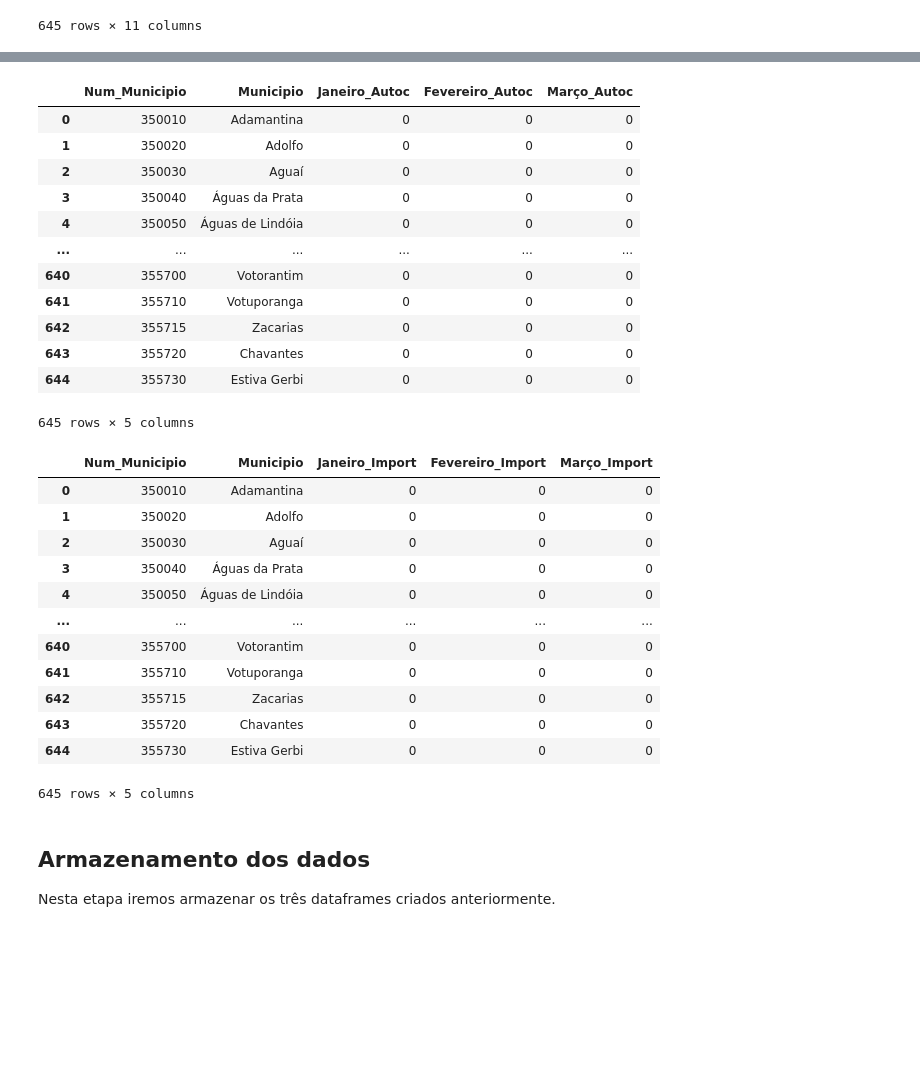
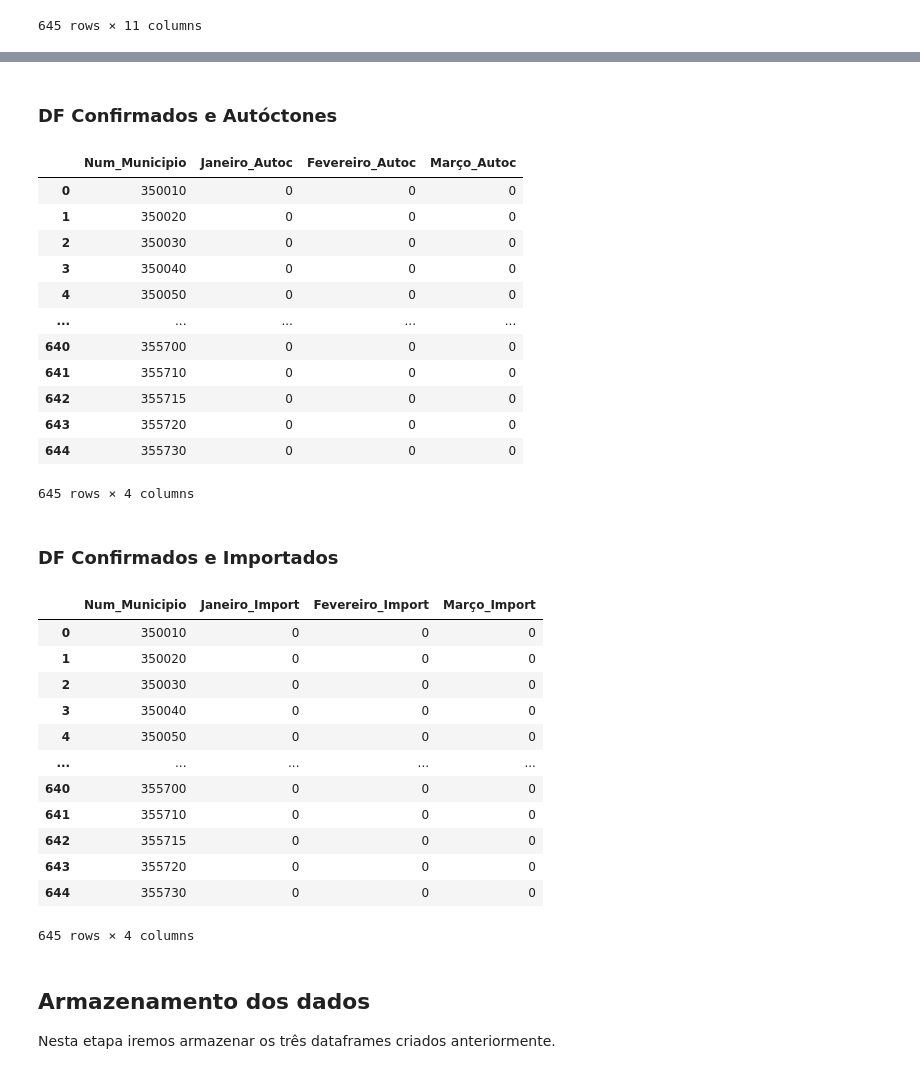
Before and after one commit to liliansom/Chikungunya, a Jupyter notebook: Tratamento_Mensal_2023.ipynb, the cells around one changed output, grey strips where cells are left out. Cells and saved outputs as stored; diff of their text form; code cells hidden in the pictures; blank space fills up the shorter version.

```diff
--- a/Tratamento_Mensal_2023.ipynb
+++ b/Tratamento_Mensal_2023.ipynb
@@ -248,6 +248,6 @@ df.reset_index(inplace=True)
 # Para futuras atualizações
 #['Janeiro_Not', 'Janeiro_Autoc', 'Janeiro_Import',  'Fevereiro_Not', 'Fevereiro_Autoc', 'Fevereiro_Import',  'Março_Not', 'Março_Autoc', 'Março_Import',  'Abril_Not', 'Abril_Autoc', 'Abril_Import',  'Maio_Not', 'Maio_Autoc', 'Maio_Import',  'Junho_Not', 'Junho_Autoc', 'Junho_Import',  'Julho_Not', 'Julho_Autoc', 'Julho_Import',  'Agosto_Not', 'Agosto_Autoc', 'Agosto_Import',  'Setembro_Not', 'Setembro_Autoc', 'Setembro_Import',  'Outubro_Not', 'Outubro_Autoc', 'Outubro_Import',  'Novembro_Not', 'Novembro_Autoc', 'Novembro_Import',  'Dezembro_Not', 'Dezembro_Autoc', 'Dezembro_Import']
 # %%
-df = df.reindex(columns=['Num_Municipio', 'Municipio', 'Janeiro_Not', 'Janeiro_Autoc', 'Janeiro_Import', 'Fevereiro_Not', 'Fevereiro_Autoc', 'Fevereiro_Import', 'Março_Not', 'Março_Autoc', 'Março_Import'])
+df = df.reindex(columns=['Municipio', 'Num_Municipio', 'Janeiro_Not', 'Janeiro_Autoc', 'Janeiro_Import', 'Fevereiro_Not', 'Fevereiro_Autoc', 'Fevereiro_Import', 'Março_Not', 'Março_Autoc', 'Março_Import'])
 df
 # %% [output]
@@ -329,39 +334,43 @@ df_notificados
+# %% [markdown]
+### DF Confirmados e Autóctones
 # %%
 # Criando dataframes dos casos confirmados e autóctones
-df_conf_auto = df[['Num_Municipio', 'Municipio', 'Janeiro_Autoc', 'Fevereiro_Autoc', 'Março_Autoc']]
+df_conf_auto = df[['Num_Municipio', 'Janeiro_Autoc', 'Fevereiro_Autoc', 'Março_Autoc']]
 df_conf_auto
 # %% [output]
-|  | Num_Municipio | Municipio | Janeiro_Autoc | Fevereiro_Autoc | Março_Autoc |
-| 0 | 350010 | Adamantina | 0 | 0 | 0 |
-| 1 | 350020 | Adolfo | 0 | 0 | 0 |
-| 2 | 350030 | Aguaí | 0 | 0 | 0 |
-| 3 | 350040 | Águas da Prata | 0 | 0 | 0 |
-| 4 | 350050 | Águas de Lindóia | 0 | 0 | 0 |
-| ... | ... | ... | ... | ... | ... |
-| 640 | 355700 | Votorantim | 0 | 0 | 0 |
-| 641 | 355710 | Votuporanga | 0 | 0 | 0 |
-| 642 | 355715 | Zacarias | 0 | 0 | 0 |
-| 643 | 355720 | Chavantes | 0 | 0 | 0 |
-| 644 | 355730 | Estiva Gerbi | 0 | 0 | 0 |
+|  | Num_Municipio | Janeiro_Autoc | Fevereiro_Autoc | Março_Autoc |
+| 0 | 350010 | 0 | 0 | 0 |
+| 1 | 350020 | 0 | 0 | 0 |
+| 2 | 350030 | 0 | 0 | 0 |
+| 3 | 350040 | 0 | 0 | 0 |
+| 4 | 350050 | 0 | 0 | 0 |
+| ... | ... | ... | ... | ... |
+| 640 | 355700 | 0 | 0 | 0 |
+| 641 | 355710 | 0 | 0 | 0 |
+| 642 | 355715 | 0 | 0 | 0 |
+| 643 | 355720 | 0 | 0 | 0 |
+| 644 | 355730 | 0 | 0 | 0 |
-645 rows × 5 columns
+645 rows × 4 columns
+# %% [markdown]
+### DF Confirmados e Importados
 # %%
 # Criando dataframes dos casos confirmados e importados
-df_conf_import = df[['Num_Municipio', 'Municipio', 'Janeiro_Import', 'Fevereiro_Import', 'Março_Import']]
+df_conf_import = df[['Num_Municipio', 'Janeiro_Import', 'Fevereiro_Import', 'Março_Import']]
 df_conf_import
 # %% [output]
-|  | Num_Municipio | Municipio | Janeiro_Import | Fevereiro_Import | Março_Import |
-| 0 | 350010 | Adamantina | 0 | 0 | 0 |
-| 1 | 350020 | Adolfo | 0 | 0 | 0 |
-| 2 | 350030 | Aguaí | 0 | 0 | 0 |
-| 3 | 350040 | Águas da Prata | 0 | 0 | 0 |
-| 4 | 350050 | Águas de Lindóia | 0 | 0 | 0 |
-| ... | ... | ... | ... | ... | ... |
-| 640 | 355700 | Votorantim | 0 | 0 | 0 |
-| 641 | 355710 | Votuporanga | 0 | 0 | 0 |
-| 642 | 355715 | Zacarias | 0 | 0 | 0 |
-| 643 | 355720 | Chavantes | 0 | 0 | 0 |
-| 644 | 355730 | Estiva Gerbi | 0 | 0 | 0 |
+|  | Num_Municipio | Janeiro_Import | Fevereiro_Import | Março_Import |
+| 0 | 350010 | 0 | 0 | 0 |
+| 1 | 350020 | 0 | 0 | 0 |
+| 2 | 350030 | 0 | 0 | 0 |
+| 3 | 350040 | 0 | 0 | 0 |
+| 4 | 350050 | 0 | 0 | 0 |
+| ... | ... | ... | ... | ... |
+| 640 | 355700 | 0 | 0 | 0 |
+| 641 | 355710 | 0 | 0 | 0 |
+| 642 | 355715 | 0 | 0 | 0 |
+| 643 | 355720 | 0 | 0 | 0 |
+| 644 | 355730 | 0 | 0 | 0 |
-645 rows × 5 columns
+645 rows × 4 columns
 # %% [markdown]
 ## Armazenamento dos dados
 Nesta etapa iremos armazenar os três dataframes criados anteriormente.
```
Also changed, not shown: parts of 10 cells of this notebook, 5 other files.
